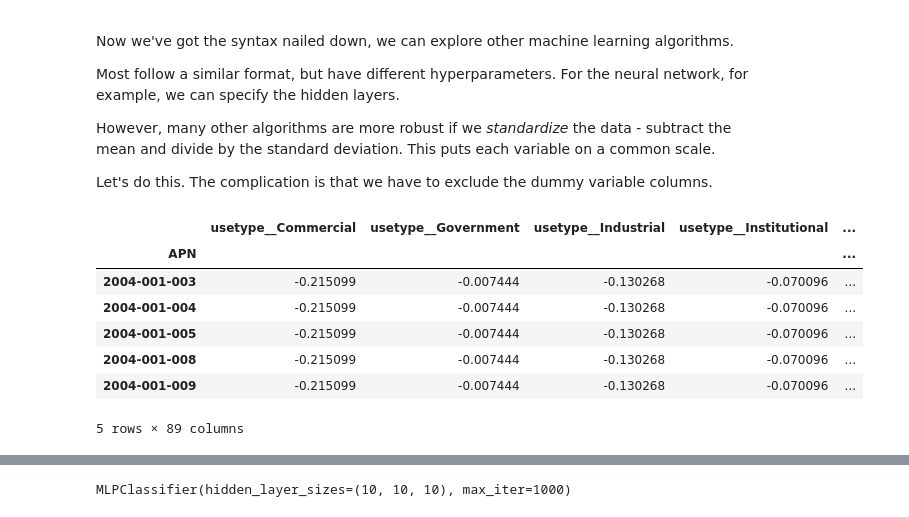
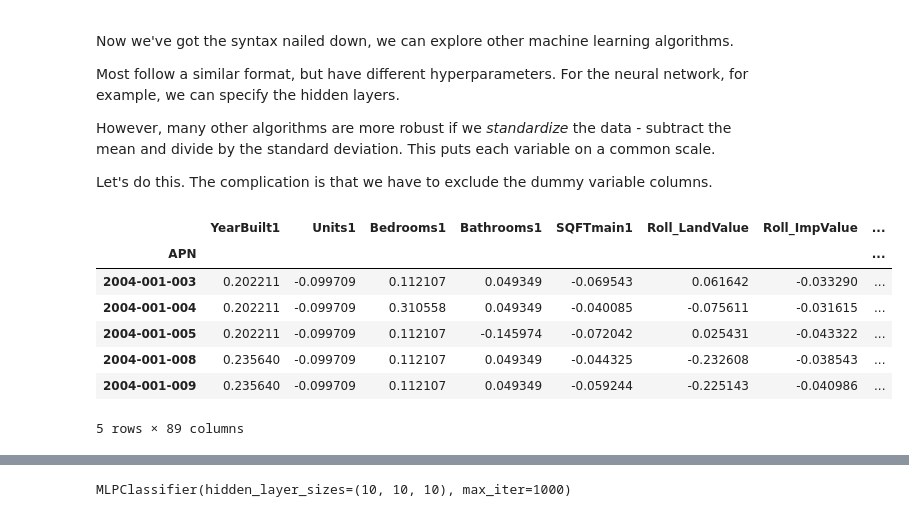
Before and after one commit to UCLALuskinDataScience/UrbanDataScience, a Jupyter notebook: weeks7-8/a_Classification.ipynb, the cells around one changed output, grey strips where cells are left out. Cells and saved outputs as stored; diff of their text form; code cells hidden in the pictures.

```diff
--- a/weeks7-8/a_Classification.ipynb
+++ b/weeks7-8/a_Classification.ipynb
@@ -585,25 +585,25 @@ Let's do this. The complication is that we have to exclude the dummy variable co
 # %%
 # see https://scikit-learn.org/stable/modules/preprocessing.html for standardization
 from sklearn import preprocessing
 
-dummyCols = [col for col in df_to_fit.columns if col.startswith('_usetype') or col.startswith('usedesc_') or col=='hasADU']
+dummyCols = [col for col in df_to_fit.columns if col.startswith('usetype_') or col.startswith('usedesc_') or col=='hasADU']
 otherCols = [col for col in df_to_fit.columns if col not in dummyCols]
 
 scaler = preprocessing.StandardScaler().fit(df_to_fit[otherCols])
 
 # the scaler returns a numpy array, so we cast this as a DataFrame and need to specify the column names and index
 df_scaled = pd.DataFrame(scaler.transform(df_to_fit[otherCols]), columns=otherCols, index=df_to_fit.index)
 df_scaled = df_scaled.join(df_to_fit[dummyCols])
 
 df_scaled.head()
 # %% [output]
-|  | usetype__Commercial | usetype__Government | usetype__Industrial | usetype__Institutional | ... |
-| APN |  |  |  |  | ... |
-| 2004-001-003 | -0.215099 | -0.007444 | -0.130268 | -0.070096 | ... |
-| 2004-001-004 | -0.215099 | -0.007444 | -0.130268 | -0.070096 | ... |
-| 2004-001-005 | -0.215099 | -0.007444 | -0.130268 | -0.070096 | ... |
-| 2004-001-008 | -0.215099 | -0.007444 | -0.130268 | -0.070096 | ... |
-| 2004-001-009 | -0.215099 | -0.007444 | -0.130268 | -0.070096 | ... |
+|  | YearBuilt1 | Units1 | Bedrooms1 | Bathrooms1 | SQFTmain1 | Roll_LandValue | Roll_ImpValue | ... |
+| APN |  |  |  |  |  |  |  | ... |
+| 2004-001-003 | 0.202211 | -0.099709 | 0.112107 | 0.049349 | -0.069543 | 0.061642 | -0.033290 | ... |
+| 2004-001-004 | 0.202211 | -0.099709 | 0.310558 | 0.049349 | -0.040085 | -0.075611 | -0.031615 | ... |
+| 2004-001-005 | 0.202211 | -0.099709 | 0.112107 | -0.145974 | -0.072042 | 0.025431 | -0.043322 | ... |
+| 2004-001-008 | 0.235640 | -0.099709 | 0.112107 | 0.049349 | -0.044325 | -0.232608 | -0.038543 | ... |
+| 2004-001-009 | 0.235640 | -0.099709 | 0.112107 | 0.049349 | -0.059244 | -0.225143 | -0.040986 | ... |
 5 rows × 89 columns
 # %%
 # we can see that the standardization works
```
Also changed, not shown: parts of 3 cells of this notebook.
